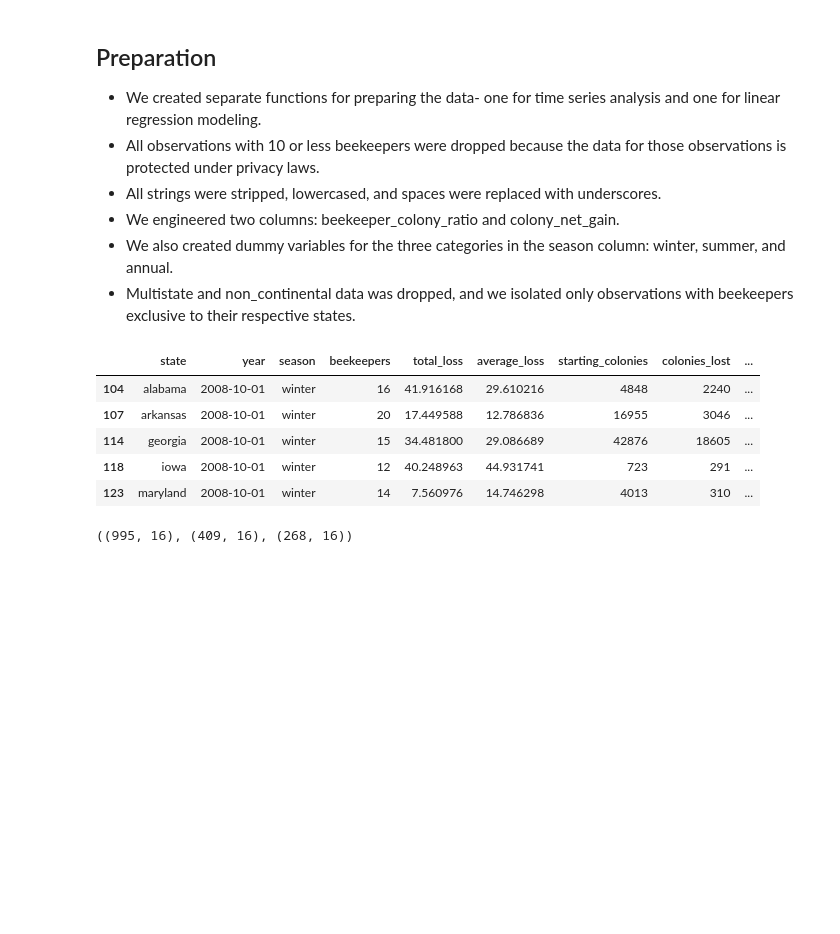
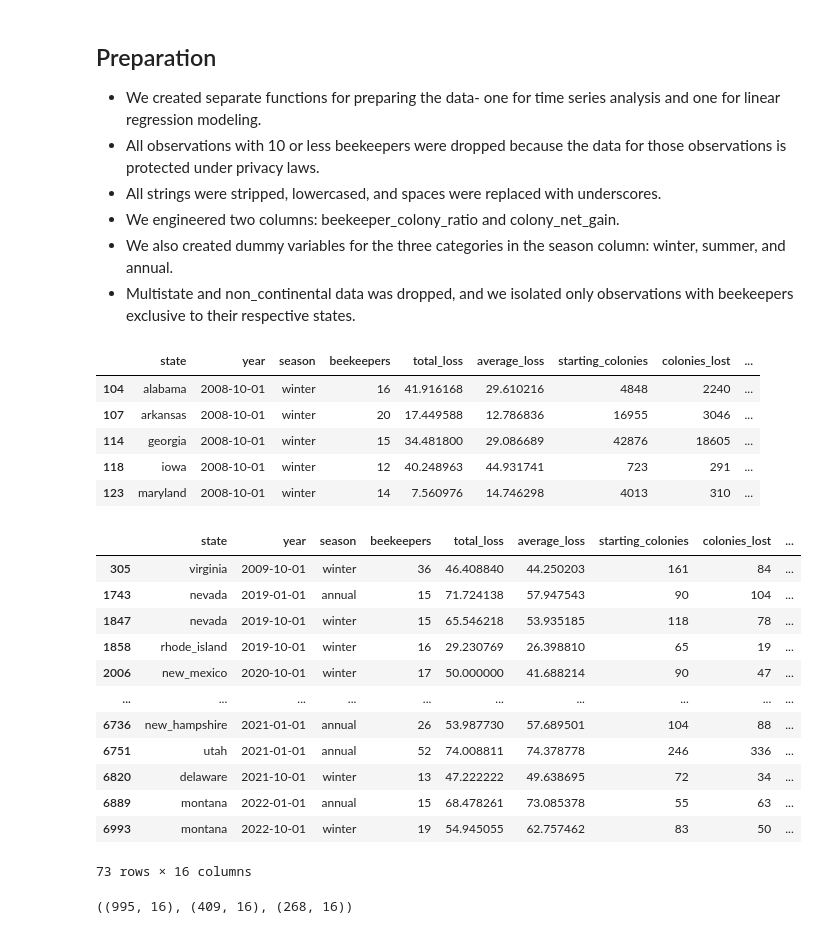
Before and after one commit to Honey-Bee-Roundup-Capstone/dash-repo, a Jupyter notebook: draft-notebook.ipynb, the cells around one changed output. Drawn from its saved outputs; the diff is of its cells as text; code cells hidden in the pictures; blank space fills up the shorter version.

```diff
--- a/draft-notebook.ipynb
+++ b/draft-notebook.ipynb
@@ -90,6 +90,22 @@ ts_df.head()
 | 114 | georgia | 2008-10-01 | winter | 15 | 34.481800 | 29.086689 | 42876 | 18605 | ... |
 | 118 | iowa | 2008-10-01 | winter | 12 | 40.248963 | 44.931741 | 723 | 291 | ... |
 | 123 | maryland | 2008-10-01 | winter | 14 | 7.560976 | 14.746298 | 4013 | 310 | ... |
+# %%
+ts_df[ts_df.beekeeper_colony_ratio < 3]
+# %% [output]
+|  | state | year | season | beekeepers | total_loss | average_loss | starting_colonies | colonies_lost | ... |
+| 305 | virginia | 2009-10-01 | winter | 36 | 46.408840 | 44.250203 | 161 | 84 | ... |
+| 1743 | nevada | 2019-01-01 | annual | 15 | 71.724138 | 57.947543 | 90 | 104 | ... |
+| 1847 | nevada | 2019-10-01 | winter | 15 | 65.546218 | 53.935185 | 118 | 78 | ... |
+| 1858 | rhode_island | 2019-10-01 | winter | 16 | 29.230769 | 26.398810 | 65 | 19 | ... |
+| 2006 | new_mexico | 2020-10-01 | winter | 17 | 50.000000 | 41.688214 | 90 | 47 | ... |
+| ... | ... | ... | ... | ... | ... | ... | ... | ... | ... |
+| 6736 | new_hampshire | 2021-01-01 | annual | 26 | 53.987730 | 57.689501 | 104 | 88 | ... |
+| 6751 | utah | 2021-01-01 | annual | 52 | 74.008811 | 74.378778 | 246 | 336 | ... |
+| 6820 | delaware | 2021-10-01 | winter | 13 | 47.222222 | 49.638695 | 72 | 34 | ... |
+| 6889 | montana | 2022-01-01 | annual | 15 | 68.478261 | 73.085378 | 55 | 63 | ... |
+| 6993 | montana | 2022-10-01 | winter | 19 | 54.945055 | 62.757462 | 83 | 50 | ... |
+73 rows × 16 columns
 # %%
 # split data
 train, validate, test = wrangle.ts_split(ts_df)
```
Also changed, not shown: parts of 25 cells of this notebook.
